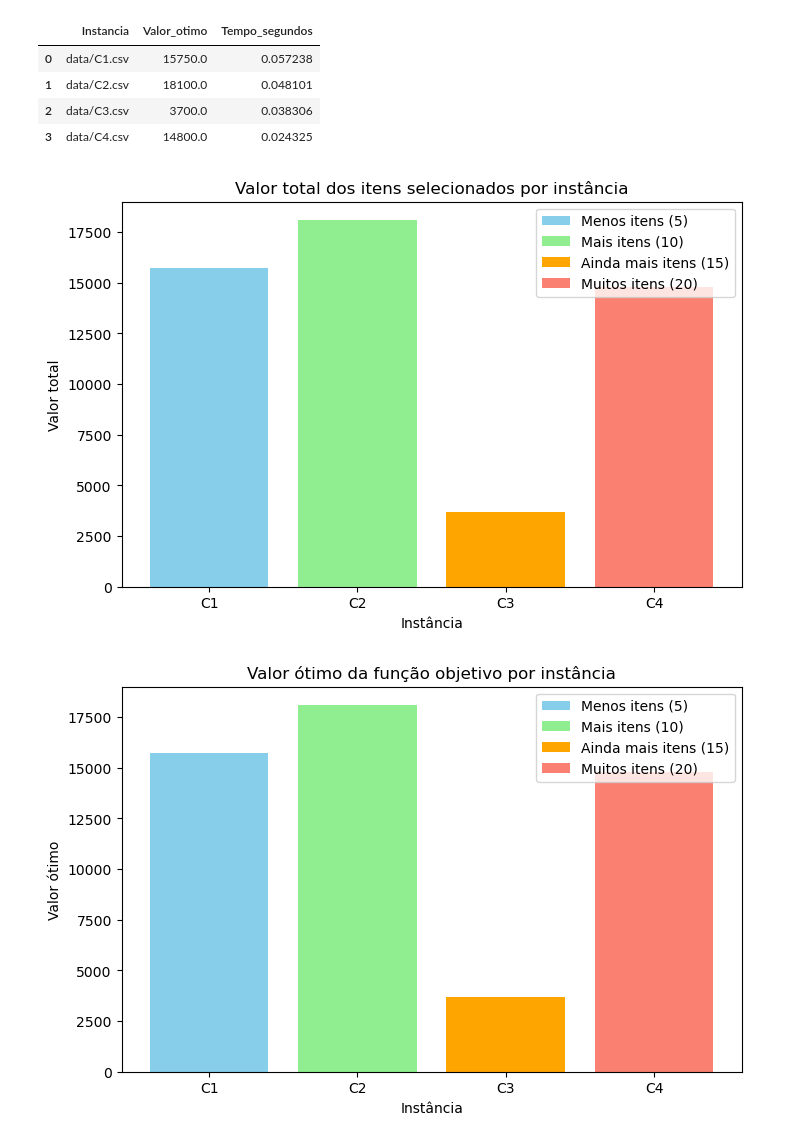
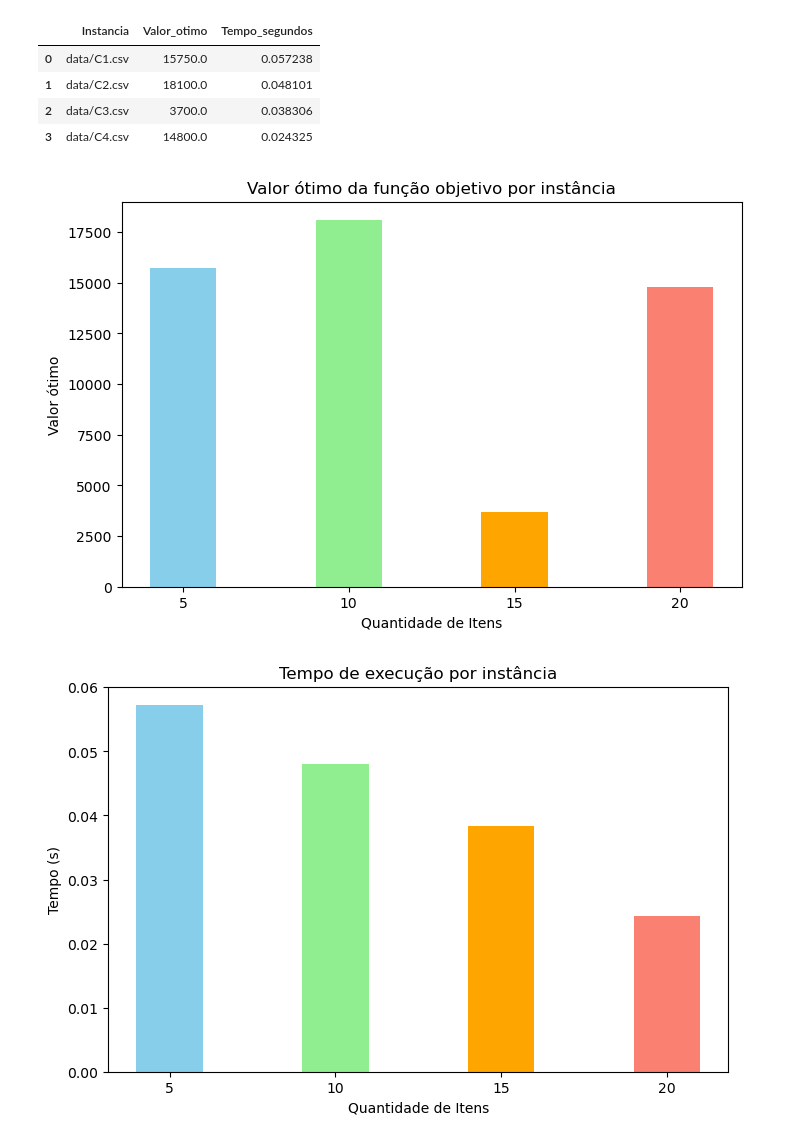
Before and after one commit to Renef13/Trabalho1_PO, a Jupyter notebook: mochila_analise.ipynb, the cells around one changed output. Drawn from its saved outputs; the diff is of its cells as text; code cells hidden in the pictures.

```diff
--- a/mochila_analise.ipynb
+++ b/mochila_analise.ipynb
@@ -36,6 +36,11 @@ def resolver_mochila(items, values, weights, capacity):
     resultado = solver.solve(model)
     elapsed_time = time.time() - start_time
 
+    if resultado.solver.status != 'ok':
+        print(f"Aviso: Solver retornou status {resultado.solver.status}")
+    if resultado.solver.termination_condition != 'optimal':
+        print(f"Aviso: Solução não é ótima. Condição de término: {resultado.solver.termination_condition}")
+
     resultados_itens = pd.DataFrame({
         'Item': items,
         'Valor': values,
@@ -115,43 +120,25 @@ display(df_comparativo_valor)
 | 2 | data/C3.csv | 3700.0 | 0.038306 |
 | 3 | data/C4.csv | 14800.0 | 0.024325 |
 # %%
-# Rótulos para os gráficos
-instancias_rotulo = ['C1', 'C2', 'C3', 'C4']
-legenda = [
-    'Menos itens (5)',
-    'Mais itens (10)',
-    'Ainda mais itens (15)',
-    'Muitos itens (20)'
-]
+instancias_valor = [5, 10, 15, 20]  # C1=5, C2=10, C3=15, C4=20
+cores = ['skyblue', 'lightgreen', 'orange', 'salmon']
+largura_barra = 2
 
-cores = ['skyblue', 'lightgreen', 'orange', 'salmon']
-
-# --- Gráfico 1: Valor total dos itens selecionados ---
 plt.figure(figsize=(8,5))
-barras = plt.bar(instancias_rotulo, df_comparativo_itens['Valor_total_selecionado'], color=cores)
-plt.title('Valor total dos itens selecionados por instância')
-plt.xlabel('Instância')
-plt.ylabel('Valor total')
-plt.legend(barras, legenda)
+plt.bar(instancias_valor, df_comparativo_valor['Valor_otimo'], color=cores, width=largura_barra)
+plt.title('Valor ótimo da função objetivo por instância')
+plt.xlabel('Quantidade de Itens')
+plt.ylabel('Valor ótimo')
+plt.xticks(instancias_valor)
 plt.show()
 
-# --- Gráfico 2: Valor ótimo da função objetivo ---
 plt.figure(figsize=(8,5))
-barras = plt.bar(instancias_rotulo, df_comparativo_valor['Valor_otimo'], color=cores)
-plt.title('Valor ótimo da função objetivo por instância')
-plt.xlabel('Instância')
-plt.ylabel('Valor ótimo')
-plt.legend(barras, legenda)
+plt.bar(instancias_valor, df_comparativo_valor['Tempo_segundos'], color=cores, width=largura_barra)
+plt.title('Tempo de execução por instância')
+plt.xlabel('Quantidade de Itens')
+plt.ylabel('Tempo (s)')
+plt.xticks(instancias_valor)
 plt.show()
-
-# --- Gráfico opcional: Tempo de execução ---
-plt.figure(figsize=(8,5))
-barras = plt.bar(instancias_rotulo, df_comparativo_itens['Tempo_segundos'], color=cores)
-plt.title('Tempo de execução por instância')
-plt.xlabel('Instância')
-plt.ylabel('Tempo (s)')
-plt.legend(barras, legenda)
-plt.show()
 # %% [output]
-[figure, old version]
+[figure, new version]
-[figure, old version]
+[figure, new version]
```
Also changed, not shown: parts of 1 cell of this notebook, 4 other files.
